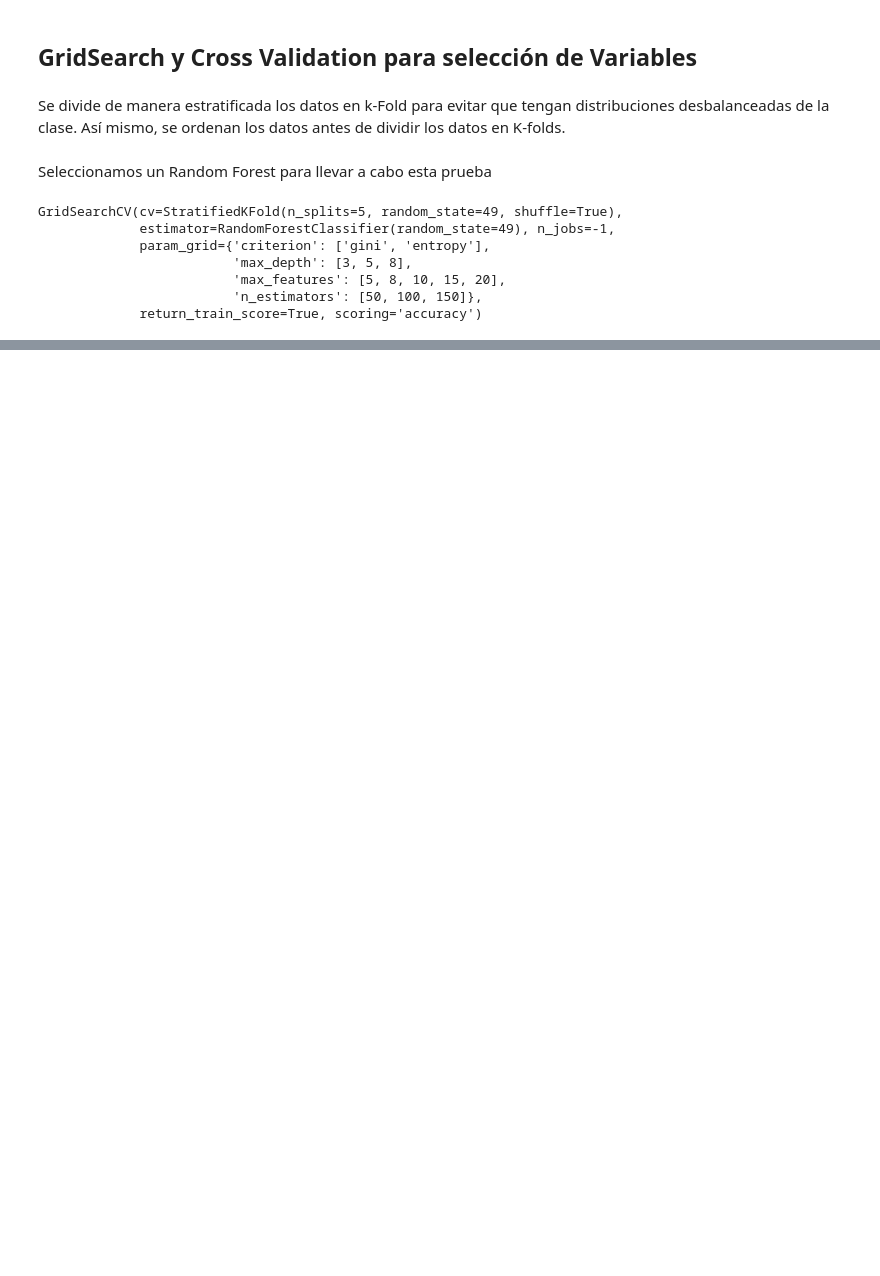
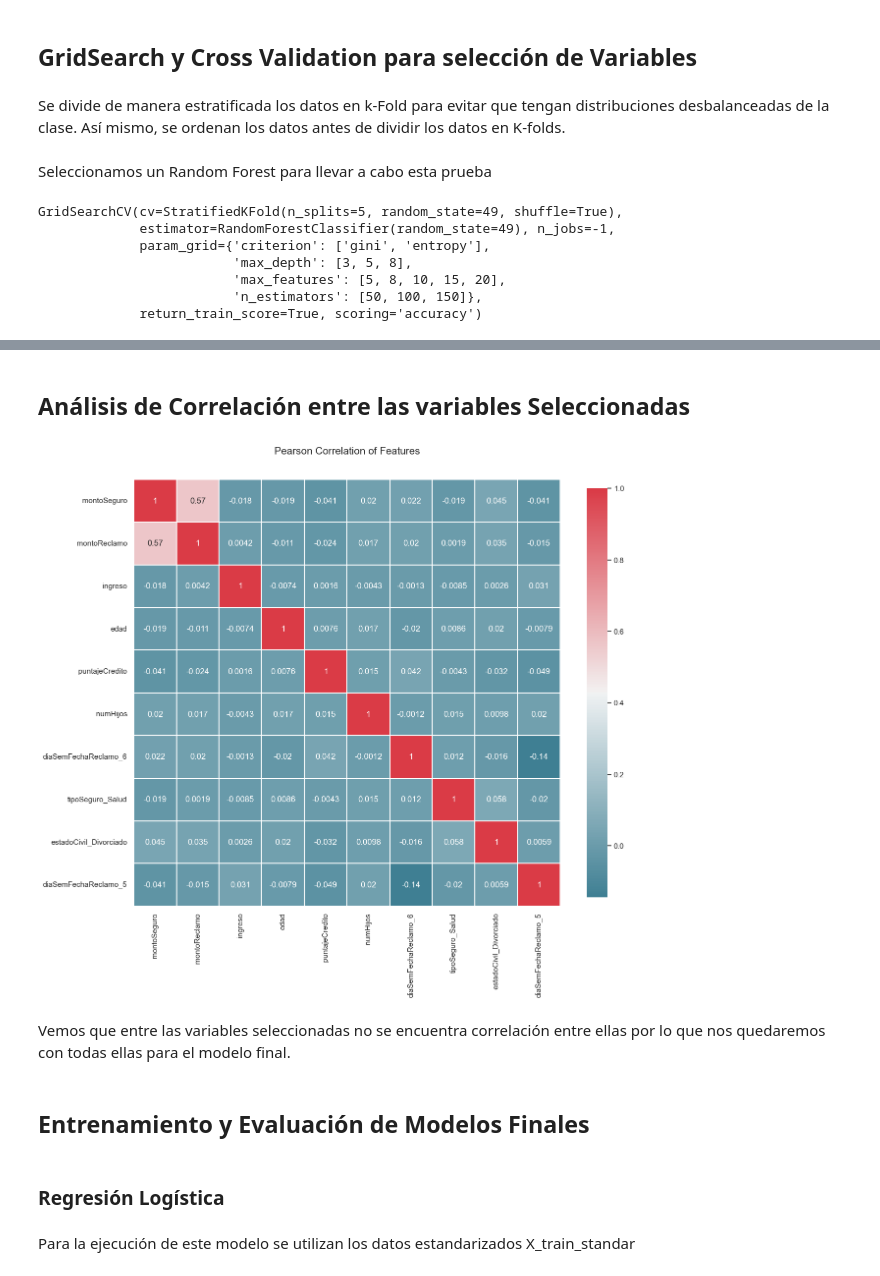
Before and after one commit to larenwell/ds-ml-insurance-claim-challenge, a Jupyter notebook: code/solution.ipynb, the cells around one changed output, grey strips where cells are left out. Saved outputs shown, nothing was run; the diff lists cells and outputs as text; code cells hidden in the pictures; blank space fills up the shorter version.

```diff
--- a/code/solution.ipynb
+++ b/code/solution.ipynb
@@ -1157,0 +1255,8 @@ Mejores hiperparámetros encontrados (cv)
+# %%
+features_mostImportance = list(features_rf.head(10).variable)
+
+X_train_new = X_train[features_mostImportance]
+X_test_new = X_test[features_mostImportance]
+
+X_train_new.reset_index(drop = True, inplace = True)
+X_test_new.reset_index(drop = True, inplace = True)
@@ -1157,0 +1288,10 @@ Mejores hiperparámetros encontrados (cv)
+# %% [markdown]
+## Análisis de Correlación entre las variables Seleccionadas
+# %%
+correlation_heatmap(X_train[features_mostImportance])
+# %% [output]
+[figure, added]
+# %% [markdown]
+Vemos que entre las variables seleccionadas no se encuentra correlación entre ellas por lo que nos quedaremos con todas ellas para el modelo final.
+# %% [markdown]
+## Entrenamiento y Evaluación de Modelos Finales
@@ -1157,0 +1300,4 @@ Mejores hiperparámetros encontrados (cv)
+# %% [markdown]
+### Regresión Logística
+# %% [markdown]
+Para la ejecución de este modelo se utilizan los datos estandarizados X_train_standar
```
Also changed, not shown: parts of 53 cells of this notebook.
